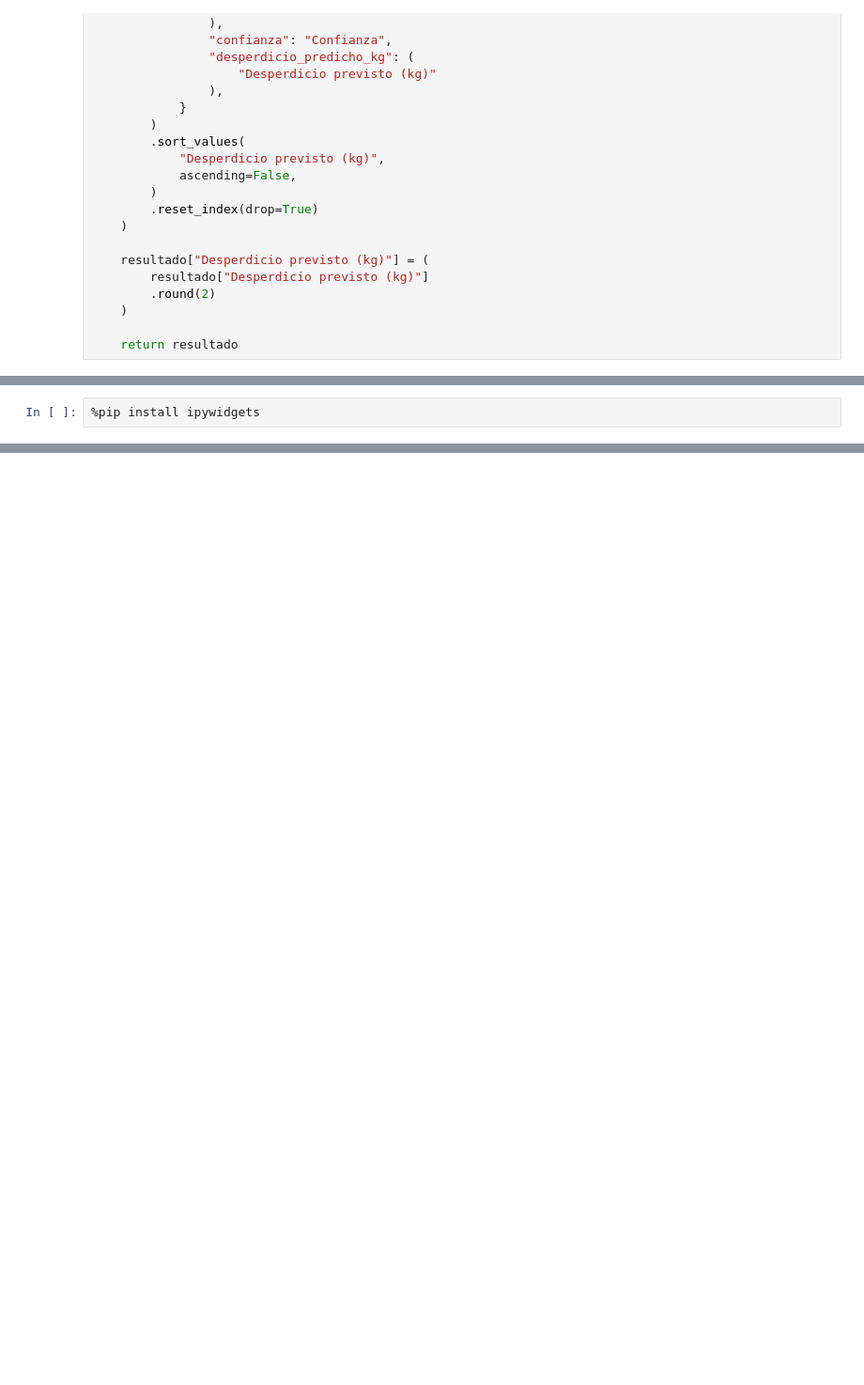
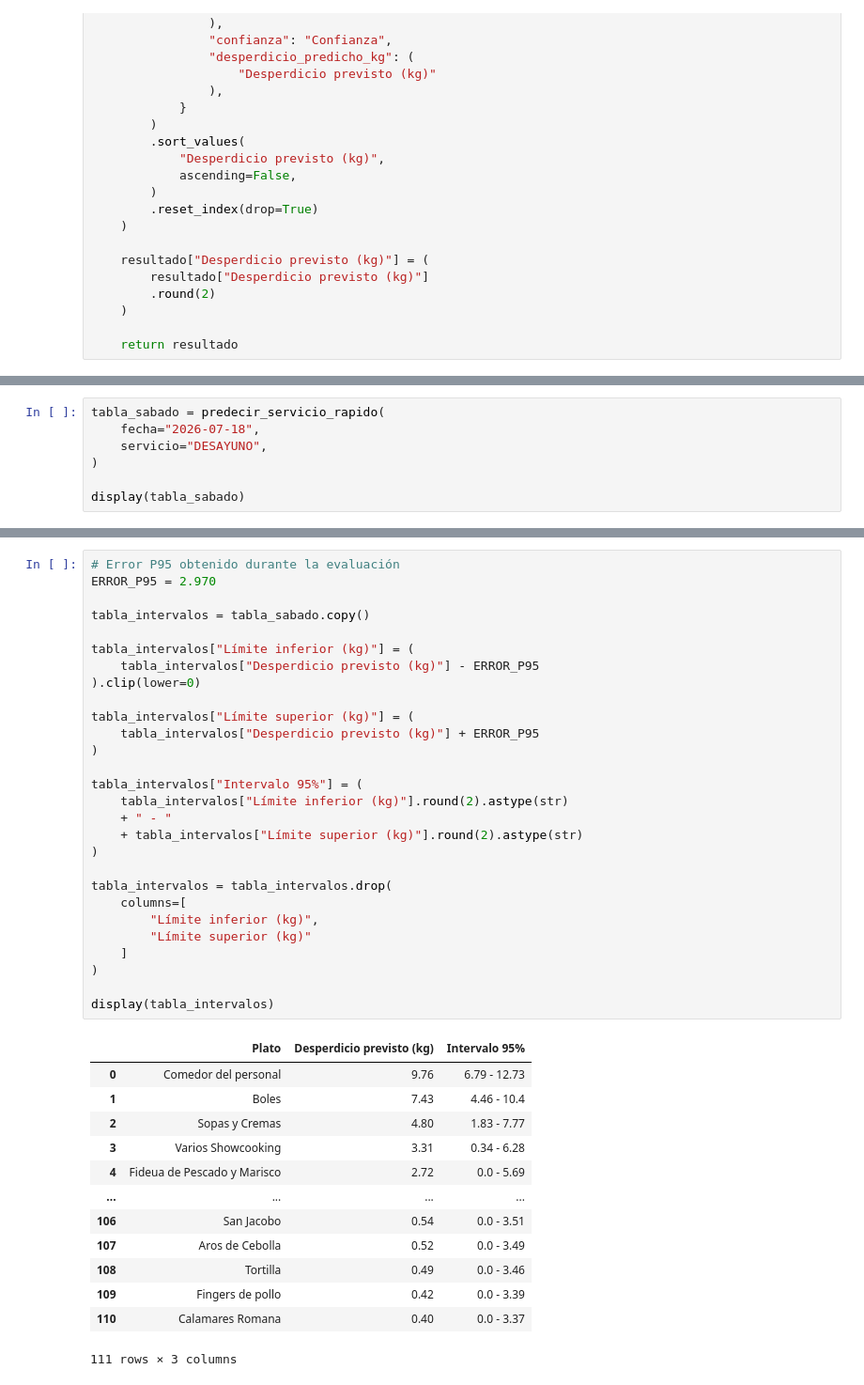
Before and after one commit to EduuGlez/food-waste-prediction, a Jupyter notebook: CatBoost_v2.ipynb, the cells around one changed output, grey strips where cells are left out. Shown at 94% size. Drawn from its saved outputs; the diff is of its cells as text; blank space fills up the shorter version.

```diff
--- a/CatBoost_v2.ipynb
+++ b/CatBoost_v2.ipynb
@@ -2175,2 +2572,7 @@ def predecir_servicio(
 # %%
-%pip install ipywidgets
+tabla_sabado = predecir_servicio_rapido(
+    fecha="2026-07-18",
+    servicio="DESAYUNO",
+)
+
+display(tabla_sabado)
@@ -2338,0 +2721,42 @@ display(interfaz)
+# %%
+# Error P95 obtenido durante la evaluación
+ERROR_P95 = 2.970
+
+tabla_intervalos = tabla_sabado.copy()
+
+tabla_intervalos["Límite inferior (kg)"] = (
+    tabla_intervalos["Desperdicio previsto (kg)"] - ERROR_P95
+).clip(lower=0)
+
+tabla_intervalos["Límite superior (kg)"] = (
+    tabla_intervalos["Desperdicio previsto (kg)"] + ERROR_P95
+)
+
+tabla_intervalos["Intervalo 95%"] = (
+    tabla_intervalos["Límite inferior (kg)"].round(2).astype(str)
+    + " - "
+    + tabla_intervalos["Límite superior (kg)"].round(2).astype(str)
+)
+
+tabla_intervalos = tabla_intervalos.drop(
+    columns=[
+        "Límite inferior (kg)",
+        "Límite superior (kg)"
+    ]
+)
+
+display(tabla_intervalos)
+# %% [output]
+|  | Plato | Desperdicio previsto (kg) | Intervalo 95% |
+| 0 | Comedor del personal | 9.76 | 6.79 - 12.73 |
+| 1 | Boles | 7.43 | 4.46 - 10.4 |
+| 2 | Sopas y Cremas | 4.80 | 1.83 - 7.77 |
+| 3 | Varios Showcooking | 3.31 | 0.34 - 6.28 |
+| 4 | Fideua de Pescado y Marisco | 2.72 | 0.0 - 5.69 |
+| ... | ... | ... | ... |
+| 106 | San Jacobo | 0.54 | 0.0 - 3.51 |
+| 107 | Aros de Cebolla | 0.52 | 0.0 - 3.49 |
+| 108 | Tortilla | 0.49 | 0.0 - 3.46 |
+| 109 | Fingers de pollo | 0.42 | 0.0 - 3.39 |
+| 110 | Calamares Romana | 0.40 | 0.0 - 3.37 |
+111 rows × 3 columns
```
Also changed, not shown: parts of 11 cells of this notebook, 3 other files.
